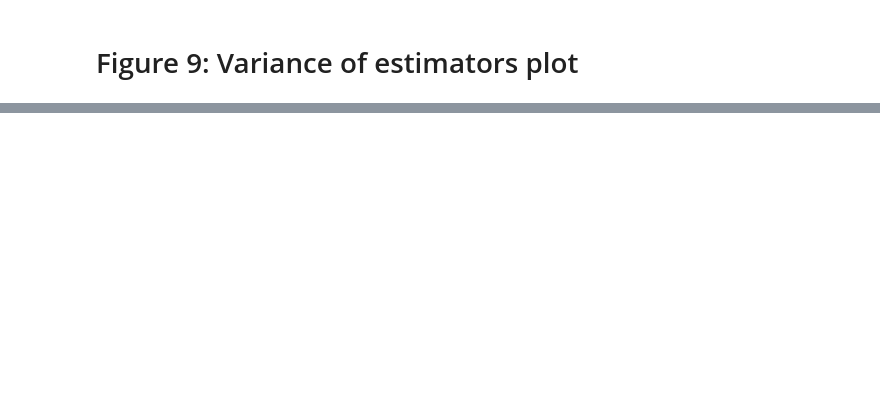
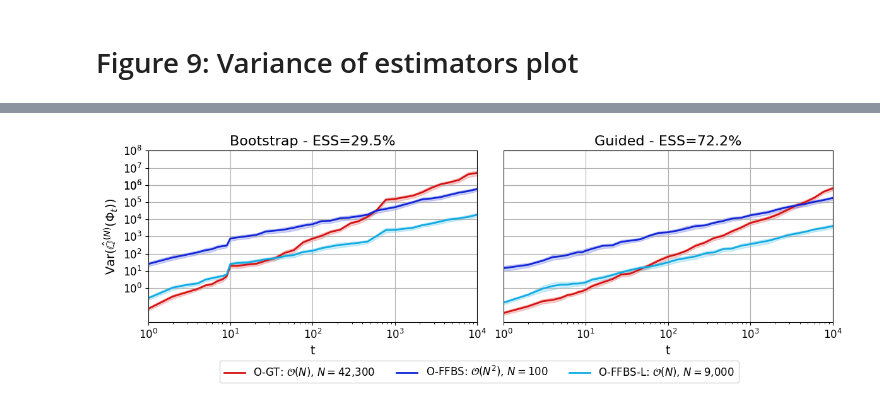
Before and after one commit to chris-stanton50/particles-cdssm, a Jupyter notebook: paper/logistic_sde_o_smoothing/logistic_sde_results.ipynb, the cells around one changed output, grey strips where cells are left out. Saved outputs shown, nothing was run; the diff lists cells and outputs as text; code cells hidden in the pictures; blank space fills up the shorter version.

```diff
--- a/paper/logistic_sde_o_smoothing/logistic_sde_results.ipynb
+++ b/paper/logistic_sde_o_smoothing/logistic_sde_results.ipynb
@@ -268,5 +176,0 @@ plt.show()
-# %%
-boot_long['proposal'] = 'Bootstrap'
-guided_long['proposal'] = 'Guided'
-
-all_long = pd.concat([boot_long, guided_long], axis=0, ignore_index=True)
@@ -295,0 +177,85 @@ ax.grid()
+# %%
+fig, axes = plt.subplots(1, 2, figsize=(14, 4), sharey=True)
+
+ax = axes[0]
+
+sns.lineplot(
+    ax=ax,
+    data=boot_long,
+    x='t',
+    y='estimate',
+    hue='algorithm',
+    estimator=lambda x: np.var(x, ddof=1),
+    palette=palette,
+    errorbar=("ci", 95),
+    n_boot=1000,
+    linewidth=2.0
+)
+
+ax.set_xscale("log")
+ax.set_title("Bootstrap - ESS=29.5%", fontsize=16)
+ax.set_xlim((10**0, 10 ** 4))
+ax.grid()
+
+ax = axes[1]
+
+sns.lineplot(
+    ax=ax,
+    data=guided_long,
+    x='t',
+    y='estimate',
+    hue='algorithm',
+    estimator=lambda x: np.var(x, ddof=1),
+    palette=palette,
+    errorbar=("ci", 95),
+    n_boot=1000,
+    linewidth=2.0
+)
+ax.set_xscale("log")
+ax.set_yscale("log")
+ax.set_title(f"Guided - ESS=72.2%", fontsize=16)
+ax.set_xlim((10**0, 10 ** 4))
+
+ax.tick_params(axis='y', which='both', left=False, right=False)
+ax.set_yticks([10**0, 10**1, 10**2, 10**3, 10**4, 10**5, 10**6, 10**6, 10**7, 10**8])
+ax.grid()
+
+fig.subplots_adjust(wspace=0.08)
+# fig.tight_layout()
+
+axes[0].set_ylabel(r"$\mathrm{Var}(\hat{\mathbb{Q}}^{(N)}(\Phi_t))$", fontsize=14)
+axes[0].set_xlabel("t", fontsize=14)
+axes[1].set_xlabel("t", fontsize=14)
+axes[0].tick_params(axis='both', labelsize=12)
+axes[1].tick_params(axis='both', labelsize=12)
+
+# Get legend information from one axis
+handles, labels = axes[0].get_legend_handles_labels()
+
+# Remove legends from individual axes
+for ax in axes:
+    legend = ax.get_legend()
+    if legend is not None:
+        legend.remove()
+
+# Add one shared legend below both panels
+fig.legend(
+    handles,
+    labels,
+    loc='lower center',
+    bbox_to_anchor=(0.5, -0.06),
+    ncol=len(labels),
+    fontsize=12
+)
+
+# Leave space at bottom for legend
+fig.subplots_adjust(
+    wspace=0.08,
+    bottom=0.2
+)
+
+if savefig:
+    fig.savefig('./figures/fig_9_logistic_sde_results.pdf', dpi=300, bbox_inches='tight', pad_inches=0)
+plt.show()
+# %% [output]
+[figure, added]
```
Also changed, not shown: parts of 14 cells of this notebook, 1 other file.
